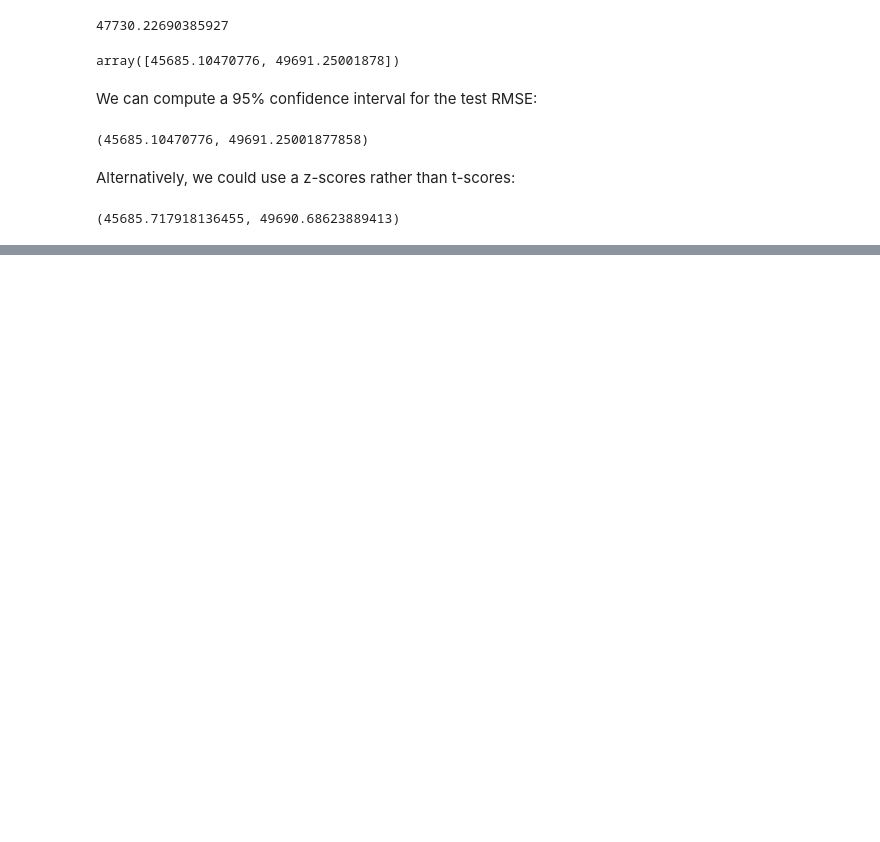
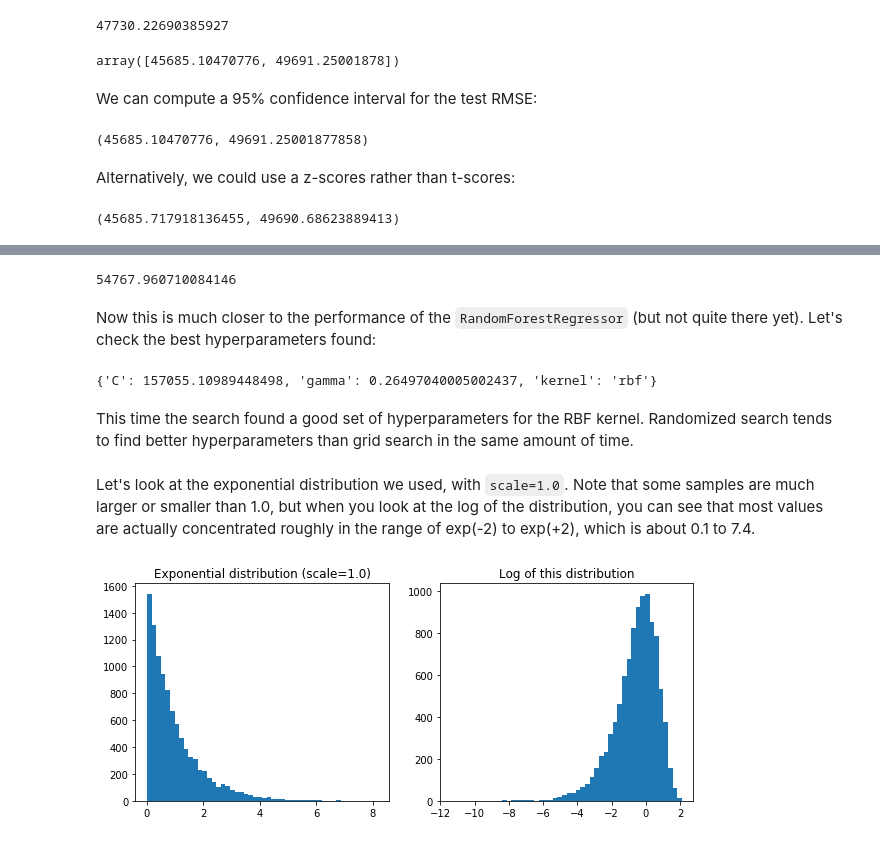
Before and after one commit to bimri/handsonml, a Jupyter notebook: Housing.ipynb, the cells around one changed output, grey strips where cells are left out. Drawn from its saved outputs; the diff is of its cells as text; code cells hidden in the pictures; blank space fills up the shorter version.

```diff
--- a/Housing.ipynb
+++ b/Housing.ipynb
@@ -942,0 +1105,29 @@ np.sqrt(mean - zmargin), np.sqrt(mean + zmargin)
+# %%
+negative_mse = rnd_search.best_score_
+rmse = np.sqrt(-negative_mse)
+rmse
+# %% [output]
+54767.960710084146
+# %% [markdown]
+Now this is much closer to the performance of the `RandomForestRegressor` (but not quite there yet). Let's check the best hyperparameters found:
+# %%
+rnd_search.best_params_
+# %% [output]
+{'C': 157055.10989448498, 'gamma': 0.26497040005002437, 'kernel': 'rbf'}
+# %% [markdown]
+This time the search found a good set of hyperparameters for the RBF kernel. Randomized search tends to find better hyperparameters than grid search in the same amount of time.
+# %% [markdown]
+Let's look at the exponential distribution we used, with `scale=1.0`. Note that some samples are much larger or smaller than 1.0, but when you look at the log of the distribution, you can see that most values are actually concentrated roughly in the range of exp(-2) to exp(+2), which is about 0.1 to 7.4.
+# %%
+expon_distrib = expon(scale=1.)
+samples = expon_distrib.rvs(10000, random_state=42)
+plt.figure(figsize=(10, 4))
+plt.subplot(121)
+plt.title("Exponential distribution (scale=1.0)")
+plt.hist(samples, bins=50)
+plt.subplot(122)
+plt.title("Log of this distribution")
+plt.hist(np.log(samples), bins=50)
+plt.show()
+# %% [output]
+[figure, added]
```
Also changed, not shown: parts of 56 cells of this notebook.
